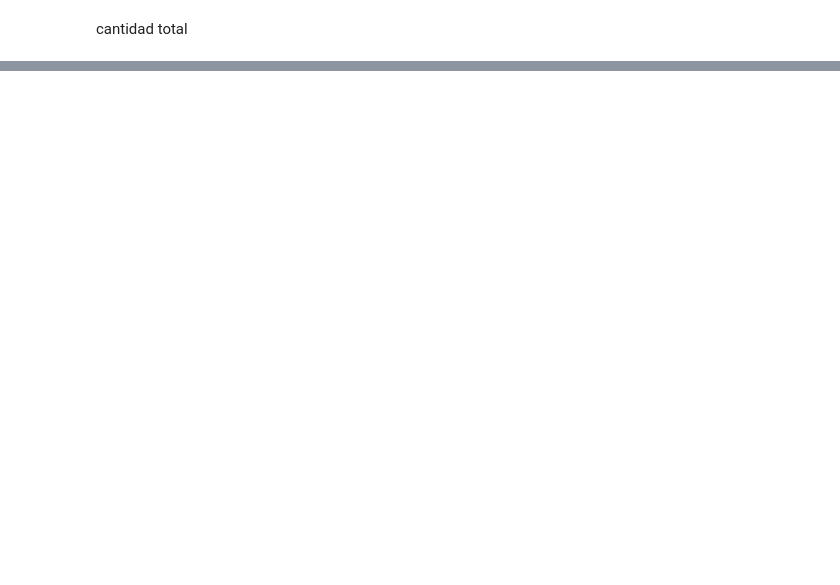
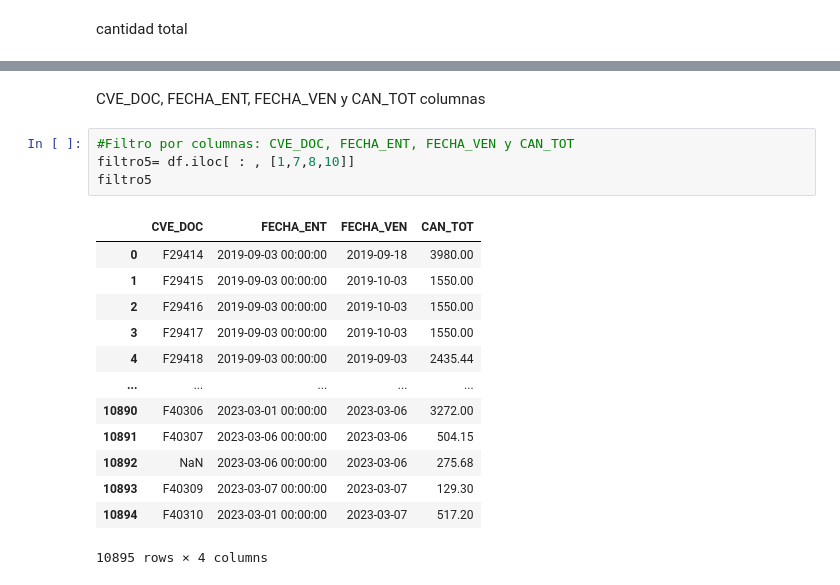
Before and after one commit to SimonettaMadrid/analitica-de-datos-e-inteligencia, a Jupyter notebook: tarea 4/act4.ipynb, the cells around one changed output, grey strips where cells are left out. Cells and saved outputs as stored; diff of their text form; blank space fills up the shorter version.

```diff
--- a/tarea 4/act4.ipynb
+++ b/tarea 4/act4.ipynb
@@ -114,0 +133,20 @@ cantidad total
+# %% [markdown]
+CVE_DOC, FECHA_ENT, FECHA_VEN y CAN_TOT columnas
+# %%
+#Filtro por columnas: CVE_DOC, FECHA_ENT, FECHA_VEN y CAN_TOT
+filtro5= df.iloc[ : , [1,7,8,10]]
+filtro5
+# %% [output]
+|  | CVE_DOC | FECHA_ENT | FECHA_VEN | CAN_TOT |
+| 0 | F29414 | 2019-09-03 00:00:00 | 2019-09-18 | 3980.00 |
+| 1 | F29415 | 2019-09-03 00:00:00 | 2019-10-03 | 1550.00 |
+| 2 | F29416 | 2019-09-03 00:00:00 | 2019-10-03 | 1550.00 |
+| 3 | F29417 | 2019-09-03 00:00:00 | 2019-10-03 | 1550.00 |
+| 4 | F29418 | 2019-09-03 00:00:00 | 2019-09-03 | 2435.44 |
+| ... | ... | ... | ... | ... |
+| 10890 | F40306 | 2023-03-01 00:00:00 | 2023-03-06 | 3272.00 |
+| 10891 | F40307 | 2023-03-06 00:00:00 | 2023-03-06 | 504.15 |
+| 10892 | NaN | 2023-03-06 00:00:00 | 2023-03-06 | 275.68 |
+| 10893 | F40309 | 2023-03-07 00:00:00 | 2023-03-07 | 129.30 |
+| 10894 | F40310 | 2023-03-01 00:00:00 | 2023-03-07 | 517.20 |
+10895 rows × 4 columns
```
Also changed, not shown: parts of 7 cells of this notebook.
